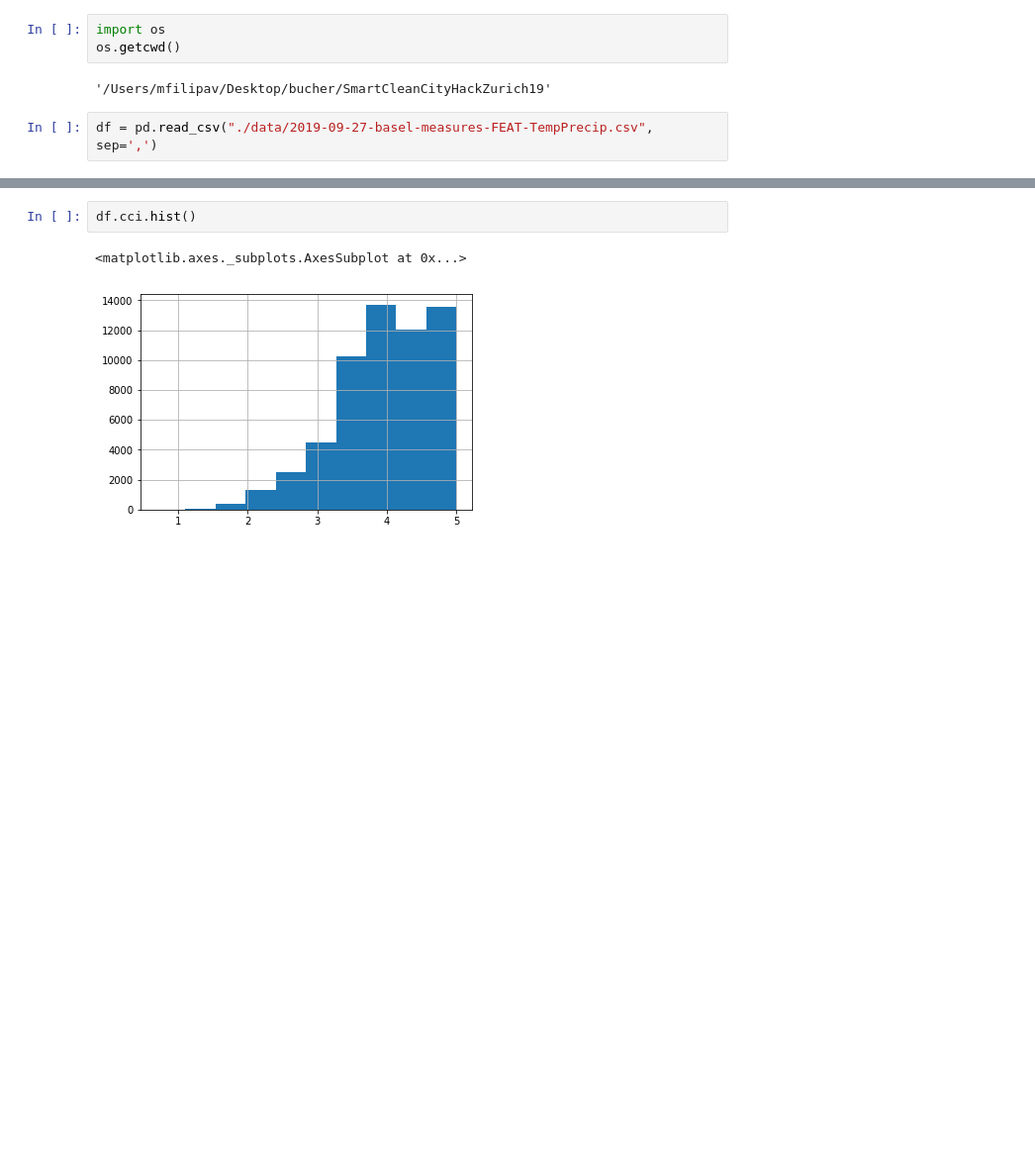
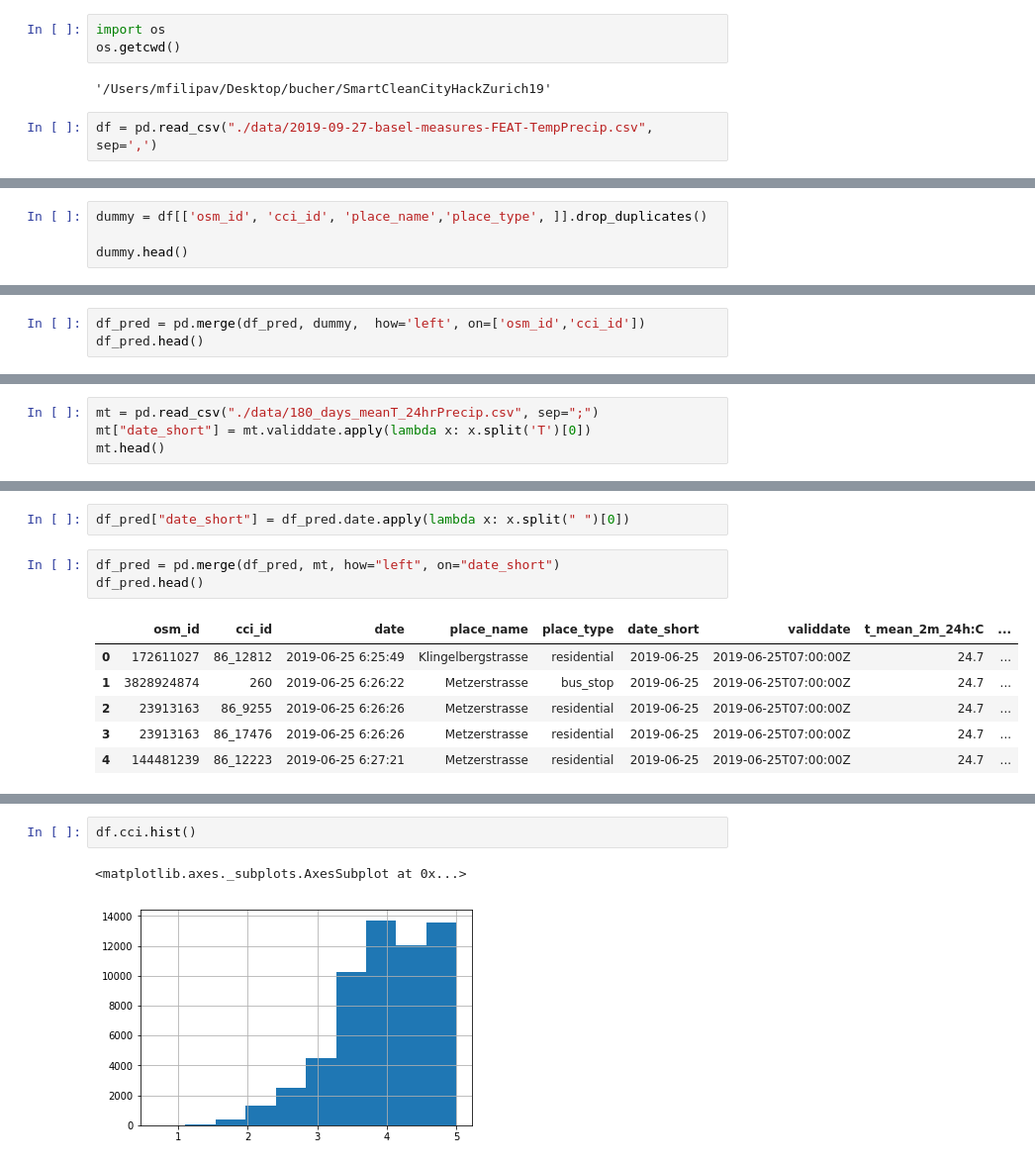
Before and after one commit to jeremiasbaur/SmartCleanCityHackZurich19, a Jupyter notebook: boost_model.ipynb, the cells around one changed output, grey strips where cells are left out. Shown: that part at 99% size. Cells and saved outputs as stored; diff of their text form; blank space fills up the shorter version.

```diff
--- a/boost_model.ipynb
+++ b/boost_model.ipynb
@@ -29,0 +43,4 @@ df = pd.read_csv("./data/2019-09-27-basel-measures-FEAT-TempPrecip.csv", sep=','
+# %%
+dummy = df[['osm_id', 'cci_id', 'place_name','place_type', ]].drop_duplicates()
+
+dummy.head()
@@ -29,0 +54,3 @@ df = pd.read_csv("./data/2019-09-27-basel-measures-FEAT-TempPrecip.csv", sep=','
+# %%
+df_pred = pd.merge(df_pred, dummy,  how='left', on=['osm_id','cci_id'])
+df_pred.head()
@@ -29,0 +66,4 @@ df = pd.read_csv("./data/2019-09-27-basel-measures-FEAT-TempPrecip.csv", sep=','
+# %%
+mt = pd.read_csv("./data/180_days_meanT_24hrPrecip.csv", sep=";")
+mt["date_short"] = mt.validdate.apply(lambda x: x.split('T')[0])
+mt.head()
@@ -29,0 +77,12 @@ df = pd.read_csv("./data/2019-09-27-basel-measures-FEAT-TempPrecip.csv", sep=','
+# %%
+df_pred["date_short"] = df_pred.date.apply(lambda x: x.split(" ")[0])
+# %%
+df_pred = pd.merge(df_pred, mt, how="left", on="date_short")
+df_pred.head()
+# %% [output]
+|  | osm_id | cci_id | date | place_name | place_type | date_short | validdate | t_mean_2m_24h:C | ... |
+| 0 | 172611027 | 86_12812 | 2019-06-25 6:25:49 | Klingelbergstrasse | residential | 2019-06-25 | 2019-06-25T07:00:00Z | 24.7 | ... |
+| 1 | 3828924874 | 260 | 2019-06-25 6:26:22 | Metzerstrasse | bus_stop | 2019-06-25 | 2019-06-25T07:00:00Z | 24.7 | ... |
+| 2 | 23913163 | 86_9255 | 2019-06-25 6:26:26 | Metzerstrasse | residential | 2019-06-25 | 2019-06-25T07:00:00Z | 24.7 | ... |
+| 3 | 23913163 | 86_17476 | 2019-06-25 6:26:26 | Metzerstrasse | residential | 2019-06-25 | 2019-06-25T07:00:00Z | 24.7 | ... |
+| 4 | 144481239 | 86_12223 | 2019-06-25 6:27:21 | Metzerstrasse | residential | 2019-06-25 | 2019-06-25T07:00:00Z | 24.7 | ... |
```
Also changed, not shown: parts of 19 cells of this notebook, 3 other files.
